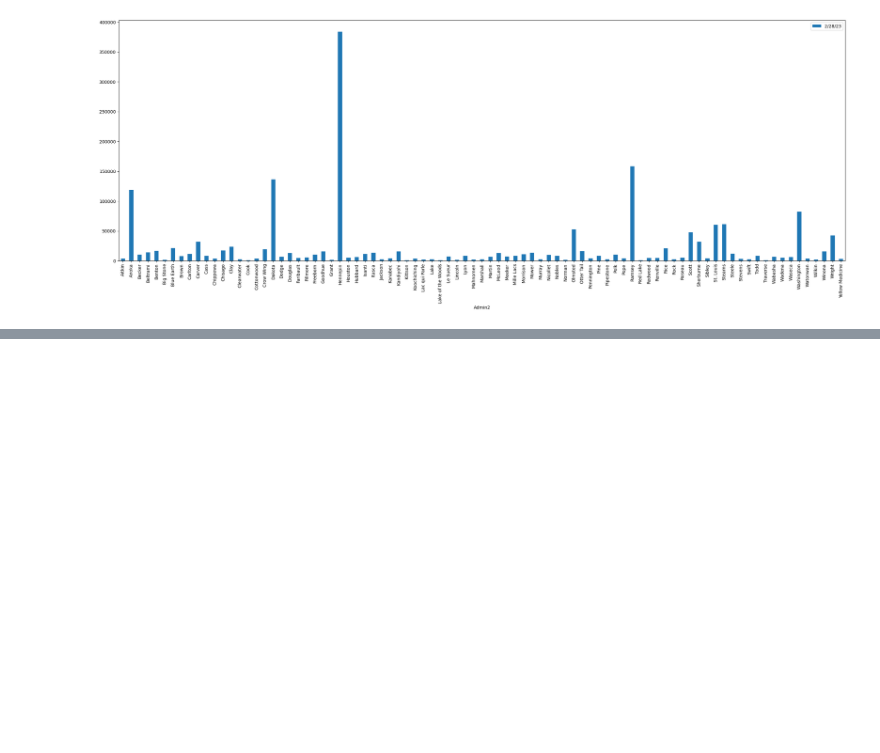
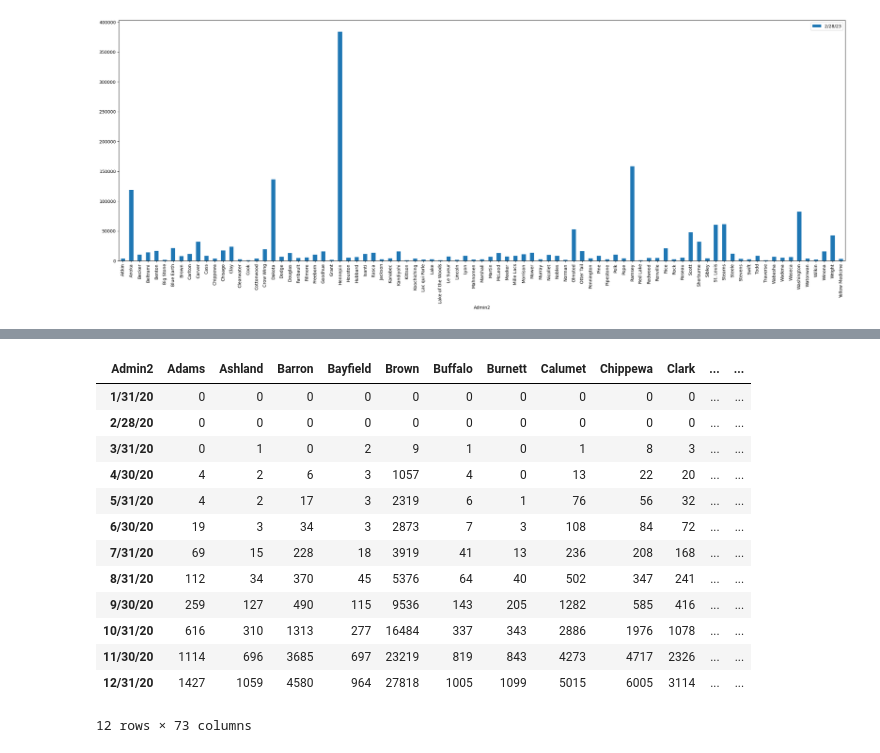
Before and after one commit to micah-11101/Covid-19Analysis, a Jupyter notebook: main.ipynb, the cells around one changed output, grey strips where cells are left out. Cells and saved outputs as stored; diff of their text form; code cells hidden in the pictures; blank space fills up the shorter version.

```diff
--- a/main.ipynb
+++ b/main.ipynb
@@ -83,0 +168,22 @@ minnesota_df.plot("Admin2","2/28/23",kind="bar",figsize=(30,10))
+# %%
+Year_2020_dates = ["1/31/20", "2/28/20", "3/31/20", "4/30/20", "5/31/20", "6/30/20", "7/31/20", "8/31/20", "9/30/20", "10/31/20", "11/30/20", "12/31/20"]
+test_WI_df = wisconsin_df[["Admin2", "1/31/20", "2/28/20", "3/31/20", "4/30/20", "5/31/20", "6/30/20", "7/31/20", "8/31/20", "9/30/20", "10/31/20", "11/30/20", "12/31/20"]]
+test_WI_df = test_WI_df.set_index("Admin2")
+transpose_test_WI_df = test_WI_df.transpose()
+transpose_test_WI_df["timepoints"]=Year_2020_dates
+transpose_test_WI_df
+# %% [output]
+| Admin2 | Adams | Ashland | Barron | Bayfield | Brown | Buffalo | Burnett | Calumet | Chippewa | Clark | ... | ... |
+| 1/31/20 | 0 | 0 | 0 | 0 | 0 | 0 | 0 | 0 | 0 | 0 | ... | ... |
+| 2/28/20 | 0 | 0 | 0 | 0 | 0 | 0 | 0 | 0 | 0 | 0 | ... | ... |
+| 3/31/20 | 0 | 1 | 0 | 2 | 9 | 1 | 0 | 1 | 8 | 3 | ... | ... |
+| 4/30/20 | 4 | 2 | 6 | 3 | 1057 | 4 | 0 | 13 | 22 | 20 | ... | ... |
+| 5/31/20 | 4 | 2 | 17 | 3 | 2319 | 6 | 1 | 76 | 56 | 32 | ... | ... |
+| 6/30/20 | 19 | 3 | 34 | 3 | 2873 | 7 | 3 | 108 | 84 | 72 | ... | ... |
+| 7/31/20 | 69 | 15 | 228 | 18 | 3919 | 41 | 13 | 236 | 208 | 168 | ... | ... |
+| 8/31/20 | 112 | 34 | 370 | 45 | 5376 | 64 | 40 | 502 | 347 | 241 | ... | ... |
+| 9/30/20 | 259 | 127 | 490 | 115 | 9536 | 143 | 205 | 1282 | 585 | 416 | ... | ... |
+| 10/31/20 | 616 | 310 | 1313 | 277 | 16484 | 337 | 343 | 2886 | 1976 | 1078 | ... | ... |
+| 11/30/20 | 1114 | 696 | 3685 | 697 | 23219 | 819 | 843 | 4273 | 4717 | 2326 | ... | ... |
+| 12/31/20 | 1427 | 1059 | 4580 | 964 | 27818 | 1005 | 1099 | 5015 | 6005 | 3114 | ... | ... |
+12 rows × 73 columns
```
Also changed, not shown: parts of 9 cells of this notebook.
